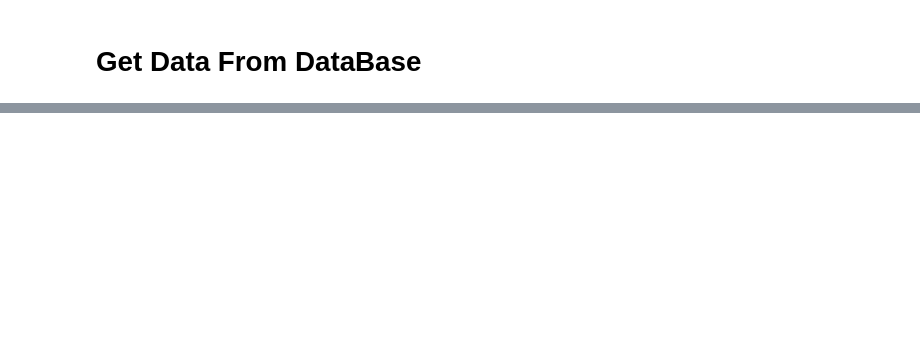
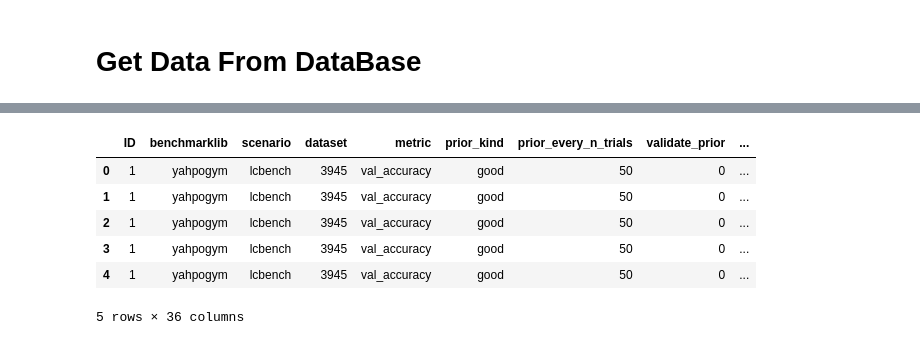
Before and after one commit to automl/DynaBO, a Jupyter notebook: dynabo/plots/plot_baseline_vs_incumbent.ipynb, the cells around one changed output, grey strips where cells are left out. Cells and saved outputs as stored; diff of their text form; code cells hidden in the pictures; blank space fills up the shorter version.

```diff
--- a/dynabo/plots/plot_baseline_vs_incumbent.ipynb
+++ b/dynabo/plots/plot_baseline_vs_incumbent.ipynb
@@ -34,0 +46,10 @@ prior_priors_df = prior_experimenter.get_logtable("priors")
+# %%
+joined_prior_incumbent_table.head()
+# %% [output]
+|  | ID | benchmarklib | scenario | dataset | metric | prior_kind | prior_every_n_trials | validate_prior | ... |
+| 0 | 1 | yahpogym | lcbench | 3945 | val_accuracy | good | 50 | 0 | ... |
+| 1 | 1 | yahpogym | lcbench | 3945 | val_accuracy | good | 50 | 0 | ... |
+| 2 | 1 | yahpogym | lcbench | 3945 | val_accuracy | good | 50 | 0 | ... |
+| 3 | 1 | yahpogym | lcbench | 3945 | val_accuracy | good | 50 | 0 | ... |
+| 4 | 1 | yahpogym | lcbench | 3945 | val_accuracy | good | 50 | 0 | ... |
+5 rows × 36 columns
```
Also changed, not shown: parts of 8 cells of this notebook, 8 other files.
